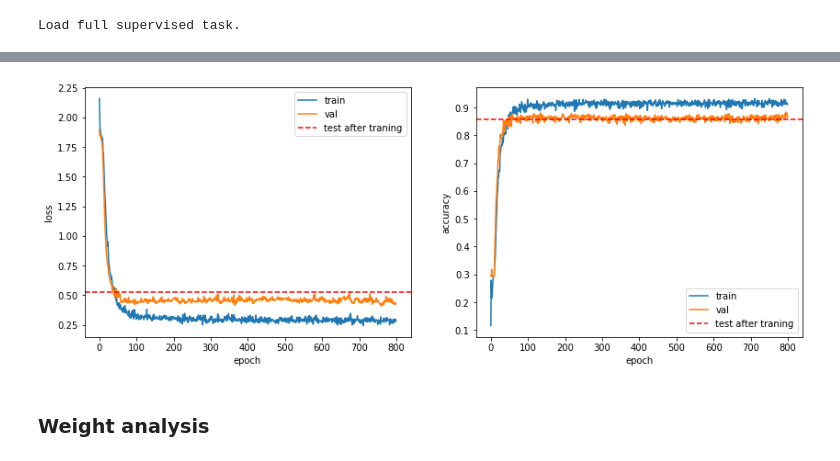
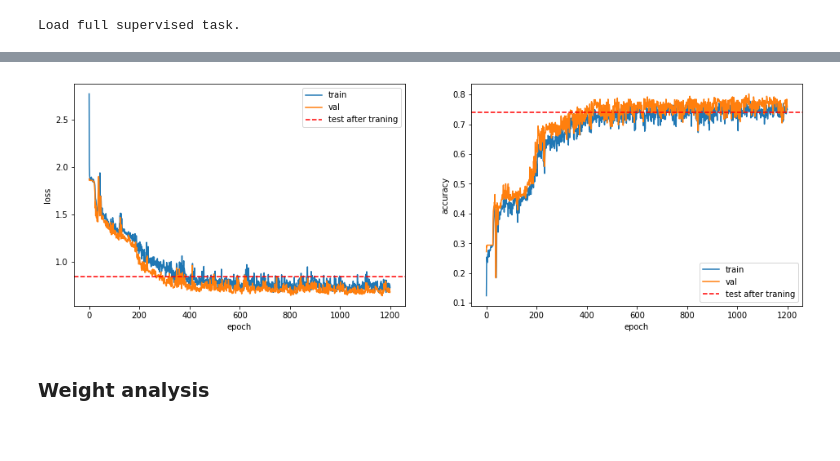
Before and after one commit to MihailSalnikov/svd4gcn, a Jupyter notebook: notebooks/train_and_analyze.ipynb, the cells around one changed output, grey strips where cells are left out. Saved outputs shown, nothing was run; the diff lists cells and outputs as text; code cells hidden in the pictures.

Commit message:
Update train and analyze

```diff
--- a/notebooks/train_and_analyze.ipynb
+++ b/notebooks/train_and_analyze.ipynb
@@ -61,7 +59,7 @@ model_args = {
     'baseblock': 'mutigcn',
     'inputlayer': 'gcn',
     'outputlayer': 'gcn',
-    'nbaselayer': 2,
+    'nbaselayer': 6,
     'activation': F.relu,
     'withbn': False,
     'withloop': False,
@@ -90,7 +88,8 @@ def fit_model(model, idx_train, idx_val, num_epochs=10, verbose=0):
         cuda=args['cuda'])
     (val_adj, val_fea) = sampler.get_val_set(normalization=args['normalization'], cuda=args['cuda'])
 
-    optimizer = optim.Adam(model.parameters(), lr=args['lr'], weight_decay=args['weight_decay'])
+    parameters = filter(lambda p: p.requires_grad, model.parameters())
+    optimizer = optim.Adam(parameters, lr=args['lr'], weight_decay=args['weight_decay'])
     scheduler = optim.lr_scheduler.MultiStepLR(optimizer,
                                                milestones=[200, 300, 400, 500, 600, 700],
                                                gamma=0.5)
@@ -129,8 +128,11 @@ def fit_model(model, idx_train, idx_val, num_epochs=10, verbose=0):
 
     return history
 # %%
-def plot_history(history, test_loss=None, test_acc=None):
-    fig, axs = plt.subplots(1, 2, figsize=(14, 5))
+def plot_history(history, test_loss=None, test_acc=None, title=None):
+    fig, axs = plt.subplots(1, 2, figsize=(16, 5))
+
+    if title:
+        fig.suptitle(title, fontsize=16)
 
     axs[0].plot(history['train_loss'], label='train')
     axs[0].plot(history['val_loss'], label='val')
@@ -148,9 +150,9 @@ def plot_history(history, test_loss=None, test_acc=None):
     axs[1].set_xlabel("epoch")
     axs[1].set_ylabel("accuracy")
 # %%
-base_model = base_model = GCNModel(**model_args)
+base_model = GCNModel(**model_args)
 
-history = fit_model(base_model, idx_train, idx_val, num_epochs=800, verbose=100)
+history = fit_model(base_model, idx_train, idx_val, num_epochs=1200, verbose=100)
 
 test_loss, test_acc = test_model(base_model, test_adj, test_fea)
 print("TEST: acc={:.3}; loss={:.3}".format(test_acc, test_loss))
@@ -169,4 +175,4 @@ TEST: acc=0.857; loss=0.528
-[figure, old version]
+[figure, new version]
 # %% [markdown]
 ### Weight analysis
 # %%
```
Also changed, not shown: parts of 19 cells of this notebook.
